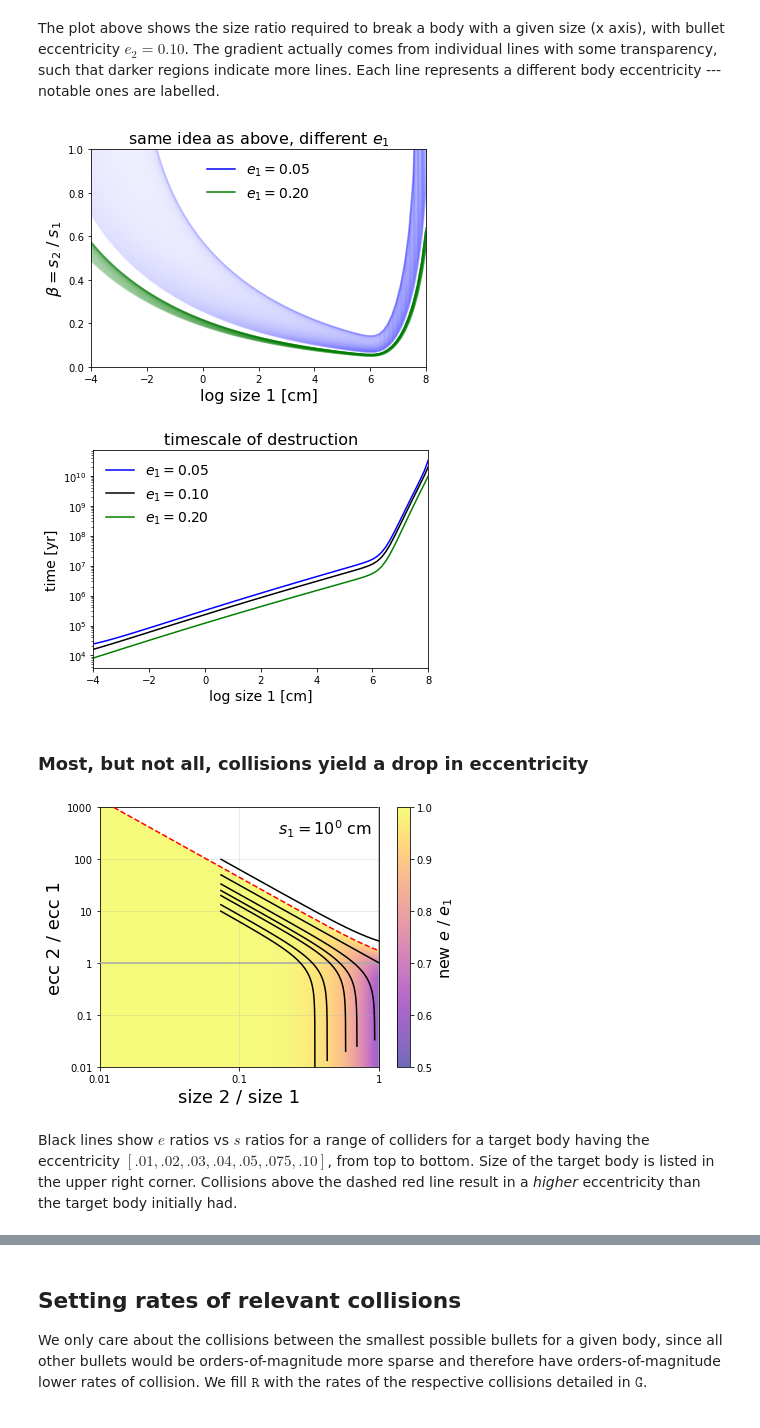
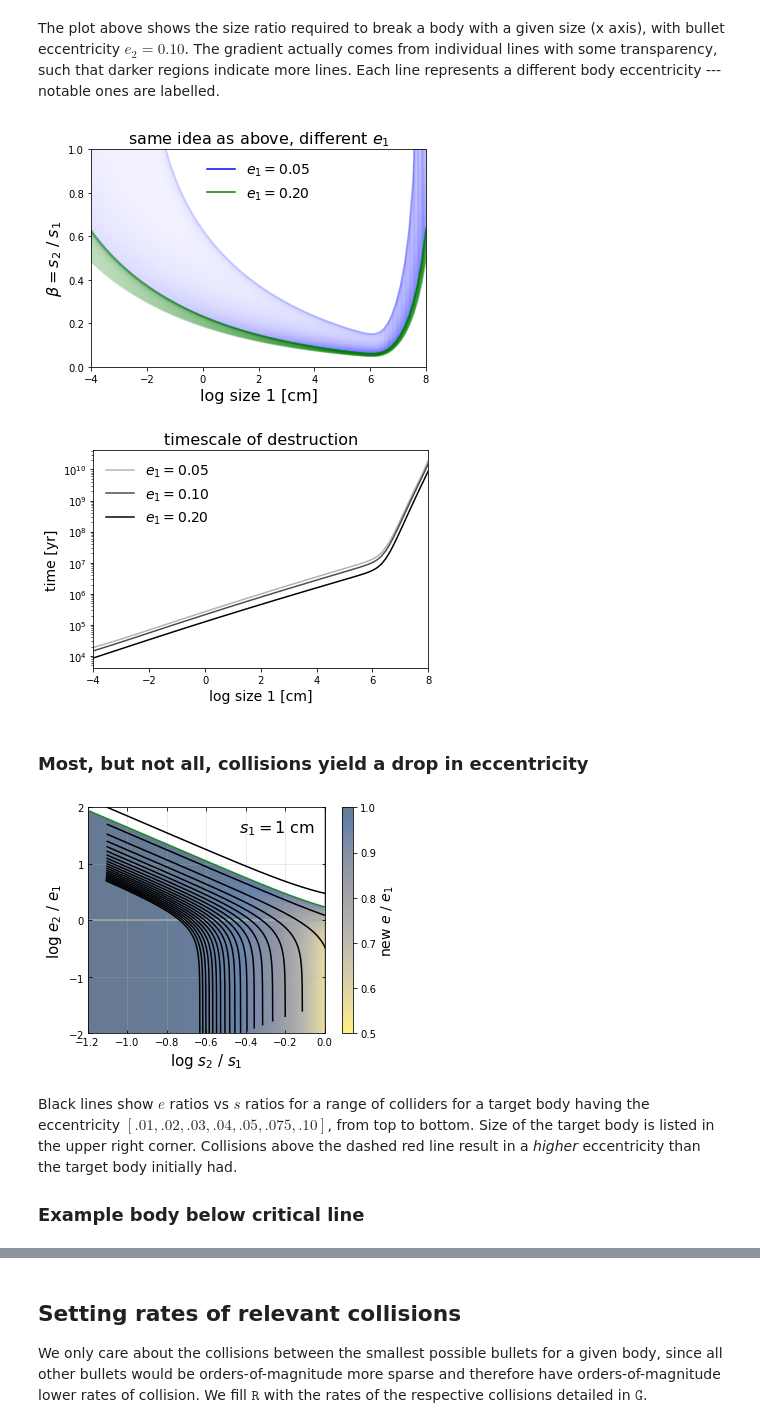
Before and after one commit to mdodici/cold-kuiper, a Jupyter notebook: lookup_table_details.ipynb, the cells around one changed output, grey strips where cells are left out. Cells and saved outputs as stored; diff of their text form; code cells hidden in the pictures.

```diff
--- a/lookup_table_details.ipynb
+++ b/lookup_table_details.ipynb
@@ -22,11 +22,11 @@ sma_cm = sma*1.5e13      # semimajor axis in cm
 dlt_cm = dlt*1.5e13      # delta_a in m
 alp_sun = r_s/(sma_cm)   # alpha, defined in Goldreich et al as solar radius / SMA
 v_kep = np.sqrt(G/sma) * (1.5e13/3.15e7)     # keplerian velocity in cm s^-1
-m0 = 1e2                 # initial mass in scatter belt in Earth masses
+m0 = 1                 # initial mass in scatter belt in Earth masses
 
 # Breaking energy law constants
 
-A_stg = 4e7      # strength constant A in erg g^-1
+A_stg = 5e7      # strength constant A in erg g^-1
 B_stg = 3.3e-8    # strength constant B
 s0 = 0            # size_0 of strength eq = 1 cm in log cm
 alp_stg = -0.3    # strength constant alpha
@@ -46,7 +46,7 @@ sMin = -4    # log10(sizes in cm)
 sMax = 8
 
 eMin = 0     # eccentricities
-eMax = 0.15
+eMax = 0.2
 
 gps = 80    # gridpoints in size
 gpe = 100    # gridpoints in ecc.
@@ -245,9 +275,9 @@ Okay that's good.
 # %% [markdown]
 ## Defining breaking energy for all particles
 # %%
-def qstar(s1):
-    term1 = A_stg * np.power(10,(s1-s0)*alp_stg)
-    term2 = B_stg * 2.5 * 10**((s1-s0)*bet_stg)
+def qstar(s1, A = A_stg, B = B_stg, alp = alp_stg, bet = bet_stg):
+    term1 = A * np.power(10,(s1-s0)*alp)
+    term2 = B * 2.5 * 10**((s1-s0)*bet)
     return term1 + term2
 # %%
 qsize = qstar(size)
@@ -380,15 +416,15 @@ plt.ylabel(r'$\beta= s_2\;/\;s_1$',fontsize=16)
 plt.title(r'same idea as above, different $e_1$',fontsize=16)
 plt.show()
 # %% [output]
-[figure, old version]
+[figure, new version]
 # %%
 def timescale(size,beta):
     tau_D = 25*10**6 * (10**size / 10**6)**0.5 * ((1+beta)/1.1)**(-2) * (beta/0.1)**(2.5)
     return tau_D
 
-plt.plot(size,timescale(size,10**(s2s2_e05 - size)[66]),c='b')
-plt.plot(size,timescale(size,10**(s2s2_e10 - size)[66]),c='k')
-plt.plot(size,timescale(size,10**(s2s2_e20 - size)[66]),c='g')
+plt.plot(size,timescale(size,10**(s2s2_e05 - size)[66]),c='k',alpha=.3)
+plt.plot(size,timescale(size,10**(s2s2_e10 - size)[66]),c='k',alpha=.7)
+plt.plot(size,timescale(size,10**(s2s2_e20 - size)[66]),c='k',alpha=1.)
 
 plt.legend([r'$e_1 = 0.05$',r'$e_1 = 0.10$',r'$e_1 = 0.20$'],fontsize=14,frameon=False)
 plt.yscale('log')
@@ -399,7 +435,7 @@ plt.title('timescale of destruction',fontsize=16)
 plt.savefig('timescales.png',dpi=300)
 plt.show()
 # %% [output]
-[figure, old version]
+[figure, new version]
 # %% [markdown]
 ### Most, but not all, collisions yield a drop in eccentricity
 # %%
@@ -410,8 +446,9 @@ ssrat, eerat = np.meshgrid(srat_foo,erat_foo)
 
 eps_foo = np.sqrt(1 + ssrat**6 * eerat**2)/(1 + ssrat**3)
 
-fig,ax=plt.subplots(figsize=(6,4.5))
+fig,ax=plt.subplots(figsize=(5.5,4))
 
+e1_test = np.linspace(0.01,0.20,20)
 s1_test = 0
 for i in range(len(e1_test)):
     s2_breakers = s2_break(s1_test,e1_test[i],eccs_foo)
@@ -429,46 +466,53 @@ for i in range(len(e1_test)):
 
 #plt.text(-1.6,1.55,r'$e_1=$')
 """plt.text(-.95,np.log10(eccs_foo[-1]/e1_test[0])-.05,e1_test[0],ha='right')
 plt.text(-.95,np.log10(eccs_foo[-1]/e1_test[1])+.03,e1_test[1],ha='right')
 plt.text(-.95,np.log10(eccs_foo[-1]/e1_test[2])+.04,e1_test[2],ha='right')
 plt.text(-.95,np.log10(eccs_foo[-1]/e1_test[3])-.00,e1_test[3],ha='right')
 plt.text(-.95,np.log10(eccs_foo[-1]/e1_test[4])-.08,e1_test[4],ha='right')
 plt.text(-.95,np.log10(eccs_foo[-1]/e1_test[5])-.06,e1_test[5],ha='right')
 plt.text(-.95,np.log10(eccs_foo[-1]/e1_test[6])-.11,e1_test[6],ha='right')"""
 
-plt.text(-.05,2.8,r'$s_1 = 10^{%1.i}$ cm' %s1_test, ha='right',va='top',fontsize=16,rotation=0)
+if s1_test == 0:
+    plt.text(-.05,1.8,r'$s_1 = 1$ cm', ha='right',va='top',fontsize=16,rotation=0)
+else:
+    plt.text(-.05,1.8,r'$s_1 = 10^{%1.i}$ cm' %s1_test, ha='right',va='top',fontsize=16,rotation=0)
 """
 plt.text(-.95,1.75,r'$e_1=$',c='C0')
 plt.text(-.85,1.50,e1_test[0],c='C0',alpha=.8)
 #plt.text(.28,1.1,r'$s_1 = 10^%1.i$ cm' %8,c='C0',alpha=.8)
 #plt.text(.21,0.45,r'$s_1 = 10^{%1.i}$ cm' %(-4),c='C0',alpha=.8)
 """
 
 
 #plt.legend(labels=[r"$e_1 = 0.01$", r"$e_1 = 0.10$", r"$e_1 = 0.25$", r"$e_1 = 0.50$", r"$e_1 = 0.75$"],loc='upper right')
 
-plt.imshow(eps_foo,origin='lower',extent=(-2.1,1.1,-3.1,3.1),aspect=1.3/3.5,vmin=0.5,vmax=1,cmap='plasma',alpha=.6)
-plt.colorbar().set_label(label=r'new $e$ / $e_1$', fontsize=16)
+plt.imshow(eps_foo,origin='lower',extent=(-2.1,1.1,-3.1,3.1),aspect=1/3.5,vmin=0.5,vmax=1,cmap='cividis_r',alpha=.6)
+plt.colorbar().set_label(label=r'new $e$ / $e_1$', fontsize=14)
 
 plt.fill_between(np.log10(srat_foo), np.log10(np.sqrt(2*srat_foo**(-3)+1)),np.full_like(srat_foo,1000),facecolor='white')
-plt.plot(np.log10(srat_foo), np.log10(np.sqrt(2*srat_foo**(-3)+1)),'r--',zorder=12)
+plt.plot(np.log10(srat_foo), np.log10(np.sqrt(2*srat_foo**(-3)+1)),'g',alpha=.8,zorder=12)
 
-plt.ylabel('ecc 2 / ecc 1',fontsize=18)
-plt.xlabel('size 2 / size 1',fontsize=18)
+plt.ylabel(r'log $e_2$ / $e_1$',fontsize=15)
+plt.xlabel(r'log $s_2$ / $s_1$',fontsize=15)
 
-plt.yticks([-3,-2,-1,0,1,2,3],labels=[0.001,0.01,0.1,1,10,100,1000])
-plt.xticks([-2,-1,0,1],labels=[0.01,0.1,1,10])
-plt.ylim(-2,3)
-plt.xlim(-2,0)
+plt.yticks([-3,-2,-1,0,1,2,3],labels=[r'$-3$',r'$-2$',r'$-1$',0,1,2,3])
+#plt.xticks([-2,-1,0,1],labels=[r'$-2$',r'$-1$',0,1])
+plt.ylim(-2,2)
+plt.xlim(-1.2,0)
 
 plt.grid(True,alpha=.3)
-plt.plot([0,0],[-4,4],c='darkgrey',zorder=4)
-plt.plot([-4,4],[0,0],c='darkgrey',zorder=4)
+plt.plot([0,0],[-4,4],c='darkgrey',zorder=1)
+plt.plot([-4,4],[0,0],c='darkgrey',zorder=1)
+
+plt.tick_params(direction='in',right=True,top=True)
 
 fig.tight_layout()
-#fig.savefig('ratios_s2s1-e2e1.png',dpi=300)
+fig.savefig('ratios_s2s1-e2e1.png',dpi=300)
 plt.show()
 # %% [output]
-[figure, old version]
+[figure, new version]
 # %% [markdown]
 Black lines show $e$ ratios vs $s$ ratios for a range of colliders for a target body having the eccentricity $[.01, .02, .03, .04, .05, .075, .10]$, from top to bottom. Size of the target body is listed in the upper right corner. Collisions above the dashed red line result in a *higher* eccentricity than the target body initially had.
+
+### Example body below critical line
```
Also changed, not shown: parts of 26 cells of this notebook, 7 other files.
